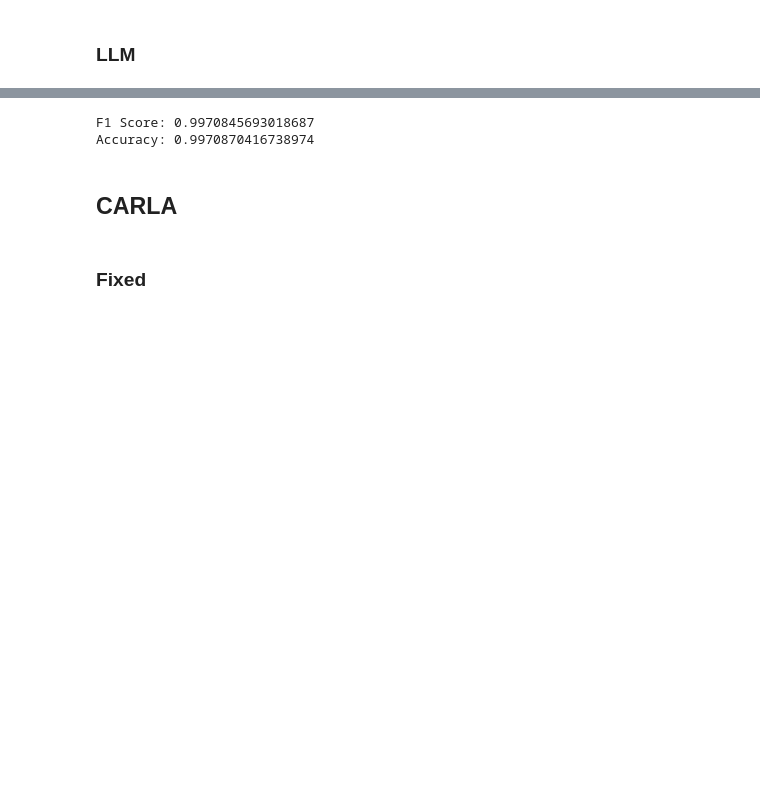
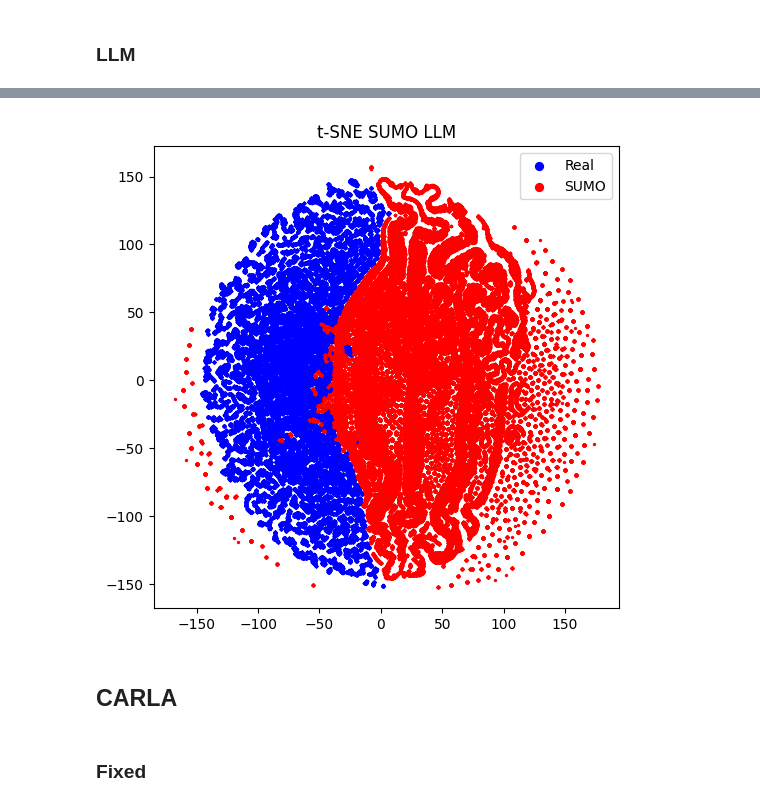
Before and after one commit to H-IAAC/simulated_driving_behavior, a Jupyter notebook: notebooks/3_model_training_mlflow.ipynb, the cells around one changed output, grey strips where cells are left out. Saved outputs shown, nothing was run; the diff lists cells and outputs as text; code cells hidden in the pictures; blank space fills up the shorter version.

```diff
--- a/notebooks/3_model_training_mlflow.ipynb
+++ b/notebooks/3_model_training_mlflow.ipynb
@@ -636,12 +670,11 @@ Accuracy: 1.0
-# %%
-svc = SVC(kernel='rbf')
-svc.fit(X_train, y_train)
-y_pred = svc.predict(X_val)
-print(f"F1 Score: {f1_score(y_val, y_pred, average='weighted')}")
-print(f"Accuracy: {accuracy_score(y_val, y_pred)}")
-# %% [output]
-F1 Score: 0.9970845693018687
-Accuracy: 0.9970870416738974
+# %%
+data = X.values
+scaled_data = StandardScaler().fit_transform(data)
+reducer = TSNE(n_components=2, perplexity=30, n_iter=1000)
+sumo_llm_embedding = reducer.fit_transform(scaled_data)
+save_umap(sumo_llm_embedding, y, 't-SNE SUMO LLM')
+# %% [output]
+[figure, added]
 # %% [markdown]
 ## CARLA
 # %%
```
Also changed, not shown: parts of 20 cells of this notebook, 10 other files.
